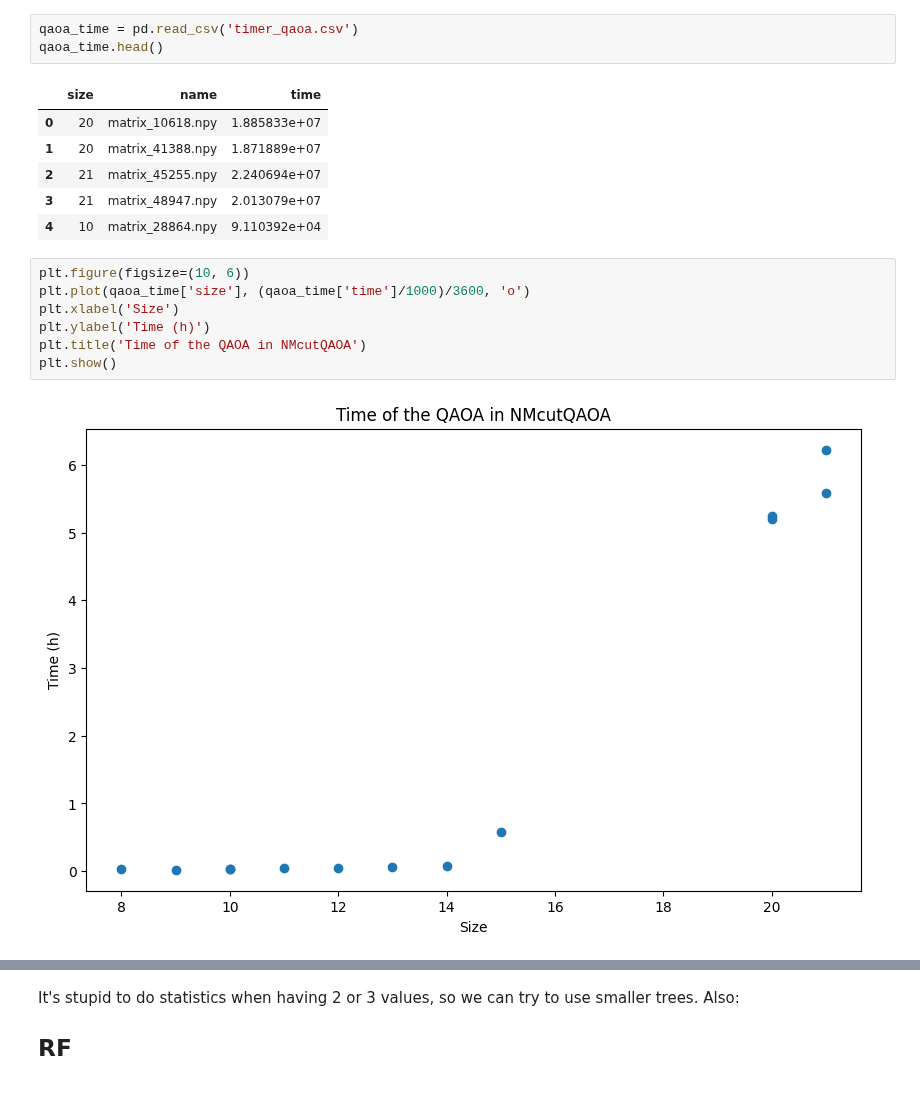
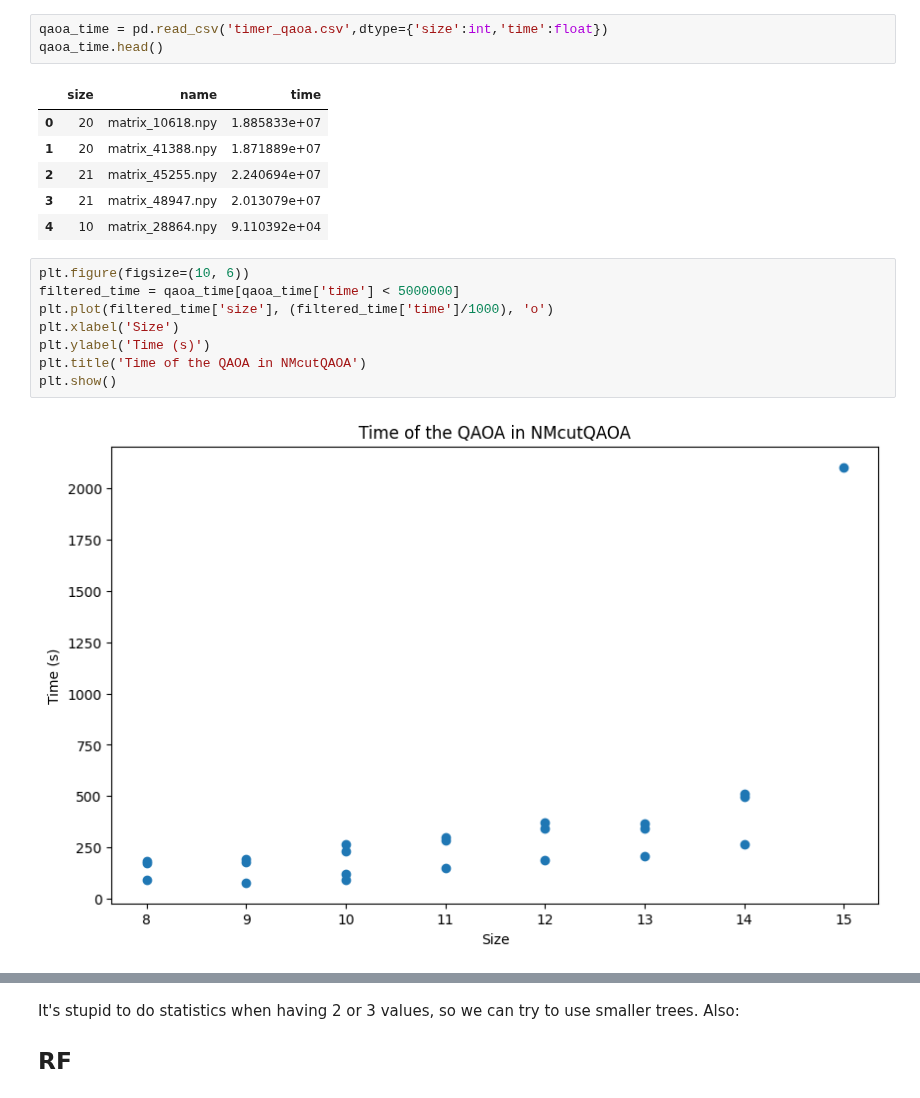
Before and after one commit to Nicofero/PhyloTree_ReConst, a Jupyter notebook: metrics_study.ipynb, the cells around one changed output, grey strips where cells are left out. Saved outputs shown, nothing was run; the diff lists cells and outputs as text.

```diff
--- a/metrics_study.ipynb
+++ b/metrics_study.ipynb
@@ -160,7 +160,7 @@ The QAOA, as espected, performed a lot worse than the QA, both in time and RF, l
 
 ## Time
 # %%
-qaoa_time = pd.read_csv('timer_qaoa.csv')
+qaoa_time = pd.read_csv('timer_qaoa.csv',dtype={'size':int,'time':float})
 qaoa_time.head()
 # %% [output]
 |  | size | name | time |
@@ -171,13 +171,14 @@ qaoa_time.head()
 | 4 | 10 | matrix_28864.npy | 9.110392e+04 |
 # %%
 plt.figure(figsize=(10, 6))
-plt.plot(qaoa_time['size'], (qaoa_time['time']/1000)/3600, 'o')
+filtered_time = qaoa_time[qaoa_time['time'] < 5000000]
+plt.plot(filtered_time['size'], (filtered_time['time']/1000), 'o')
 plt.xlabel('Size')
-plt.ylabel('Time (h)')
+plt.ylabel('Time (s)')
 plt.title('Time of the QAOA in NMcutQAOA')
 plt.show()
 # %% [output]
-[figure, old version]
+[figure, new version]
 # %%
 hours = qaoa_time['time'].sum()/1000/3600
 print(f'\033[1mThe whole ordeal (4 trees) took {hours} hours to execute\033[22m')
```
Also changed, not shown: parts of 8 cells of this notebook, 10 other files.
